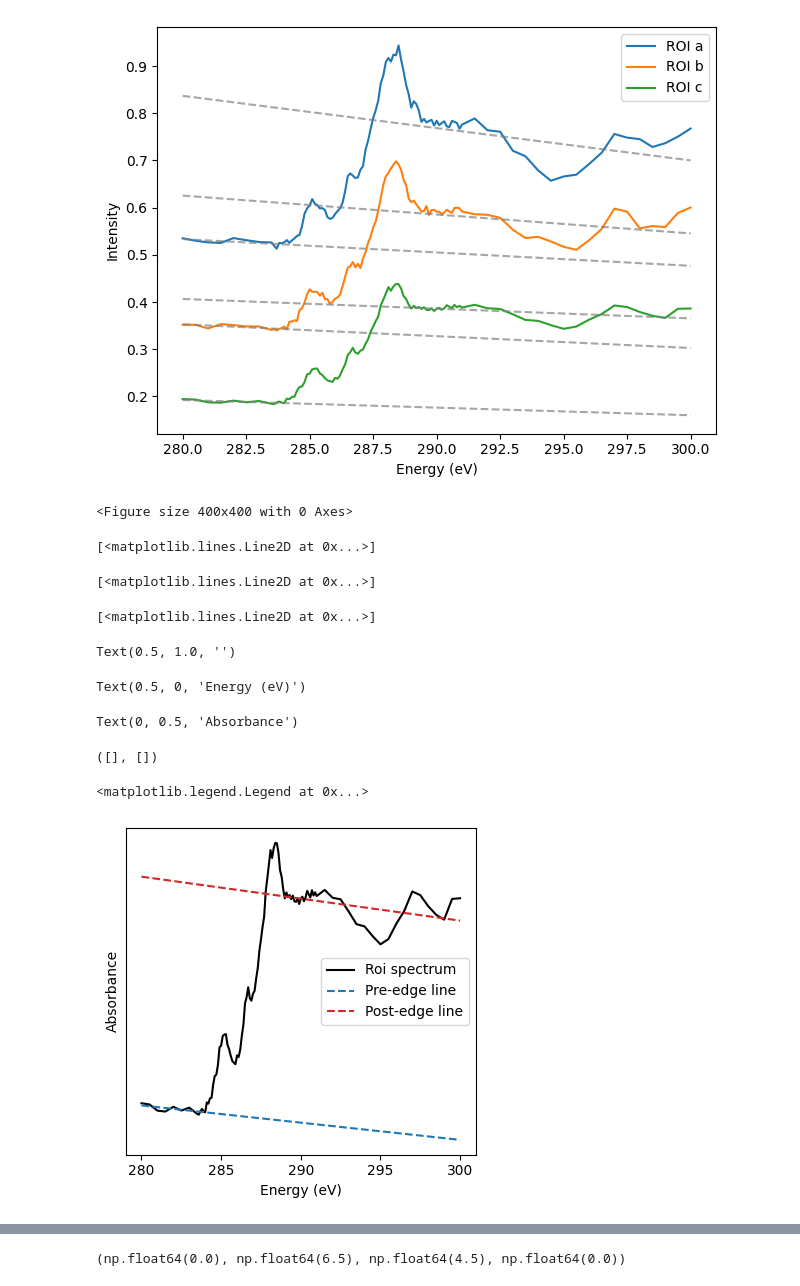
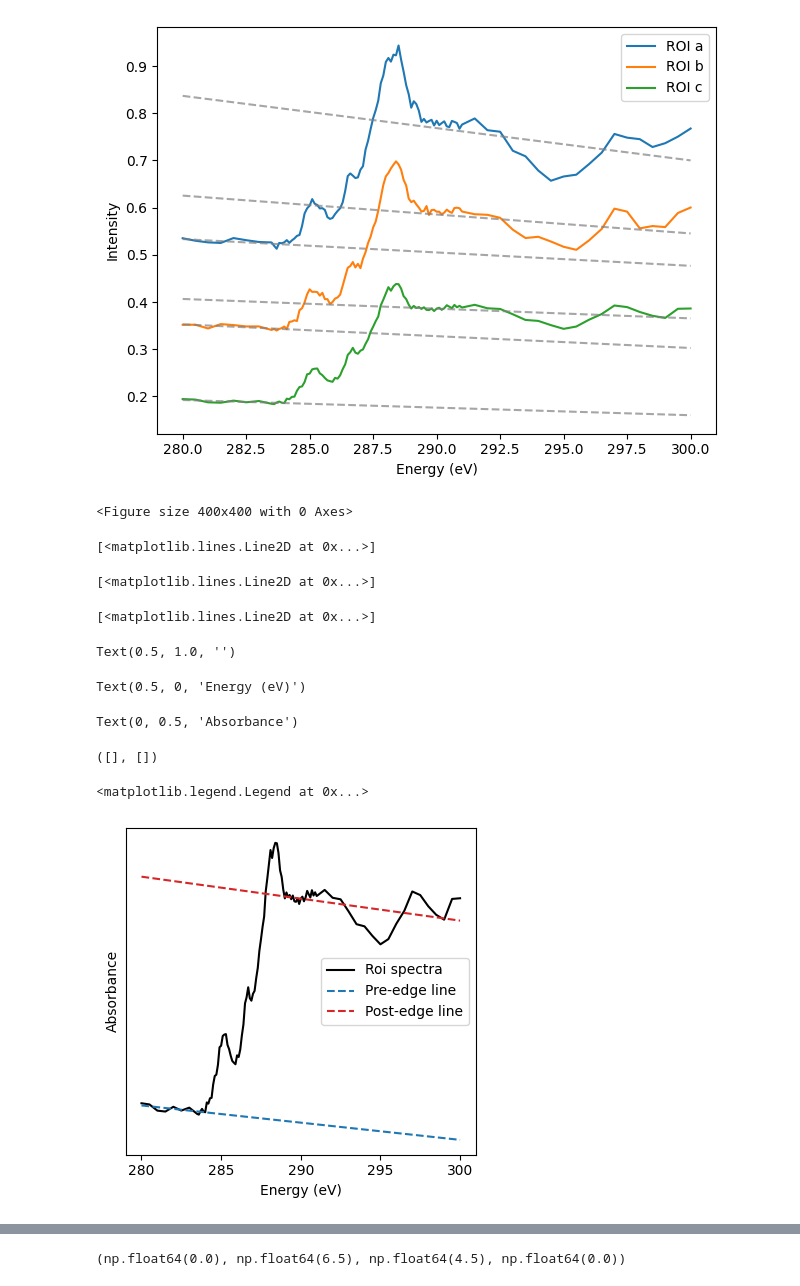
Before and after one commit to soilkoya/STXMnapari-paper_scripts, a Jupyter notebook: scripts/analysis_20260307014.ipynb, the cells around one changed output, grey strips where cells are left out. Drawn from its saved outputs; the diff is of its cells as text; code cells hidden in the pictures.

Commit message:
update figure

```diff
--- a/scripts/analysis_20260307014.ipynb
+++ b/scripts/analysis_20260307014.ipynb
@@ -199,44 +191,42 @@ Text(0, 0.5, 'Intensity')
 <matplotlib.legend.Legend at 0x...>
 [figure]
 # %%
-# Plot and Save Normalization Details
+# Plot pre-edge and post-edge lines for the third ROI
 third_roi = normalize_roi_df['ROI'].unique()[2]
 roi_data = normalize_roi_df[normalize_roi_df['ROI'] == third_roi]
 energy = roi_data['Energy']
 
 plt.figure(figsize=(4,4))
-plt.plot(energy, roi_data['Mean Intensity'], label='Roi spectrum', color='black')
+plt.plot(energy, roi_data['Mean Intensity'], label='Roi spectra', color='black')
 
 plt.plot(energy, roi_data['pre_edge_line'], label='Pre-edge line', color='#1f77b4', linestyle='--')
 plt.plot(energy, roi_data['post_edge_line'], label='Post-edge line', color='#d62728', linestyle='--')
 
 plt.title(f'')
 plt.xlabel('Energy (eV)')
 plt.ylabel('Absorbance')
 plt.yticks([])
 plt.legend()
 plt.tight_layout()
 
 
 # directory
 save_fig_dir = os.path.join(base_dir_c, 'napari_analysis')
 os.makedirs(save_fig_dir, exist_ok=True)
 
 # path
 save_fig_path = os.path.join(save_fig_dir, 'ROI3_spectra.png')
-
 plt.savefig(save_fig_path, dpi=300, bbox_inches='tight')
-
 plt.show()
 # %% [output]
 <Figure size 400x400 with 0 Axes>
 [<matplotlib.lines.Line2D at 0x...>]
 [<matplotlib.lines.Line2D at 0x...>]
 [<matplotlib.lines.Line2D at 0x...>]
 Text(0.5, 1.0, '')
 Text(0.5, 0, 'Energy (eV)')
 Text(0, 0.5, 'Absorbance')
 ([], [])
 <matplotlib.legend.Legend at 0x...>
-[figure, old version]
+[figure, new version]
 # %%
```
Also changed, not shown: parts of 10 cells of this notebook.
